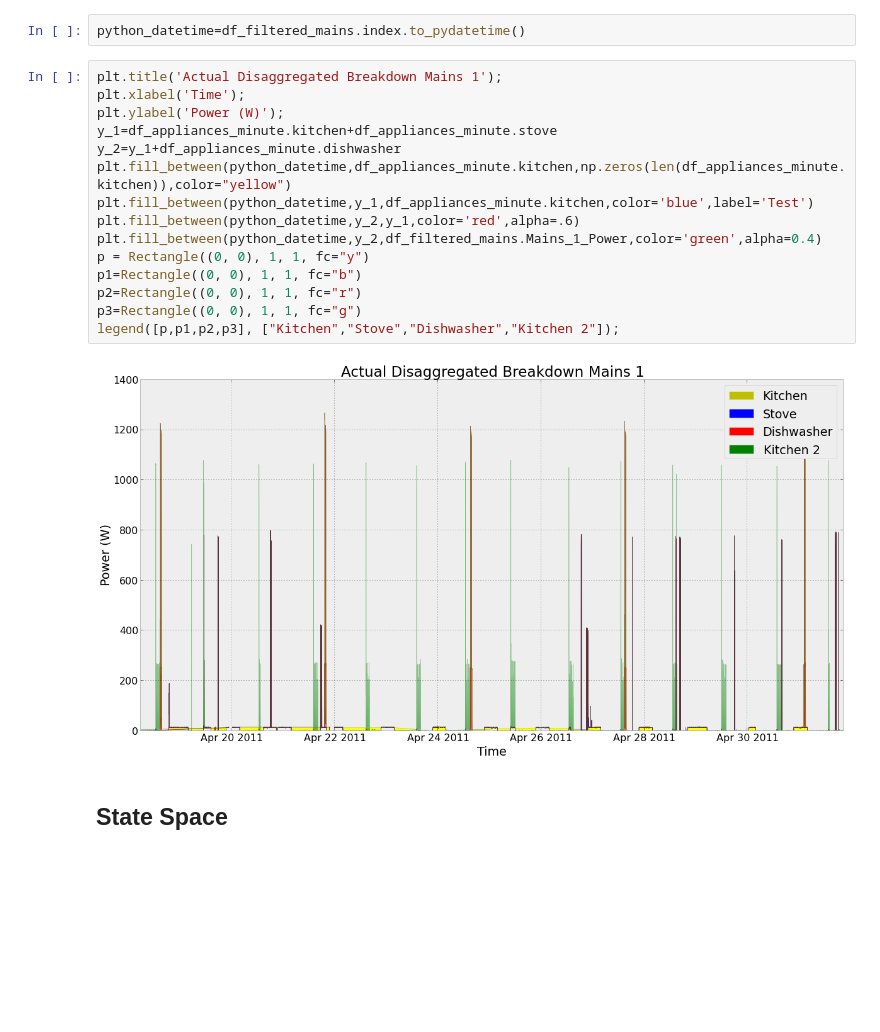
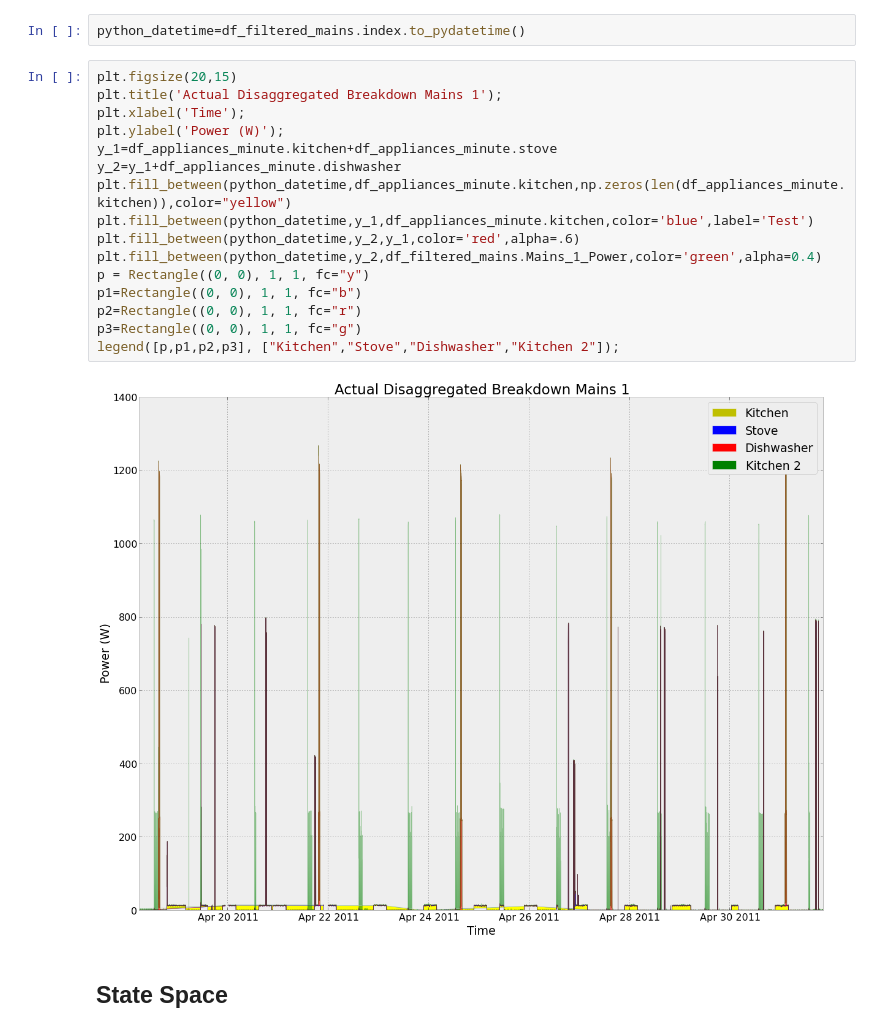
Before and after one commit to nipunbatra/nilm, a Jupyter notebook: REDD_House2_Analysis.ipynb, the cells around one changed output. Cells and saved outputs as stored; diff of their text form; blank space fills up the shorter version.

```diff
--- a/REDD_House2_Analysis.ipynb
+++ b/REDD_House2_Analysis.ipynb
@@ -674,22 +682,23 @@ Plotting Disaggregated consumption Mains 1
 # %%
 python_datetime=df_filtered_mains.index.to_pydatetime()
 # %%
+plt.figsize(20,15)
 plt.title('Actual Disaggregated Breakdown Mains 1');
 plt.xlabel('Time');
 plt.ylabel('Power (W)');
 y_1=df_appliances_minute.kitchen+df_appliances_minute.stove
 y_2=y_1+df_appliances_minute.dishwasher
 plt.fill_between(python_datetime,df_appliances_minute.kitchen,np.zeros(len(df_appliances_minute.kitchen)),color="yellow")
 plt.fill_between(python_datetime,y_1,df_appliances_minute.kitchen,color='blue',label='Test')
 plt.fill_between(python_datetime,y_2,y_1,color='red',alpha=.6)
 plt.fill_between(python_datetime,y_2,df_filtered_mains.Mains_1_Power,color='green',alpha=0.4)
 p = Rectangle((0, 0), 1, 1, fc="y")
 p1=Rectangle((0, 0), 1, 1, fc="b")
 p2=Rectangle((0, 0), 1, 1, fc="r")
 p3=Rectangle((0, 0), 1, 1, fc="g")
 legend([p,p1,p2,p3], ["Kitchen","Stove","Dishwasher","Kitchen 2"]);
 # %% [output]
-[figure, old version]
+[figure, new version]
 # %% [markdown]
 ## State Space
 # %% [markdown]
```
Also changed, not shown: parts of 45 cells of this notebook.
